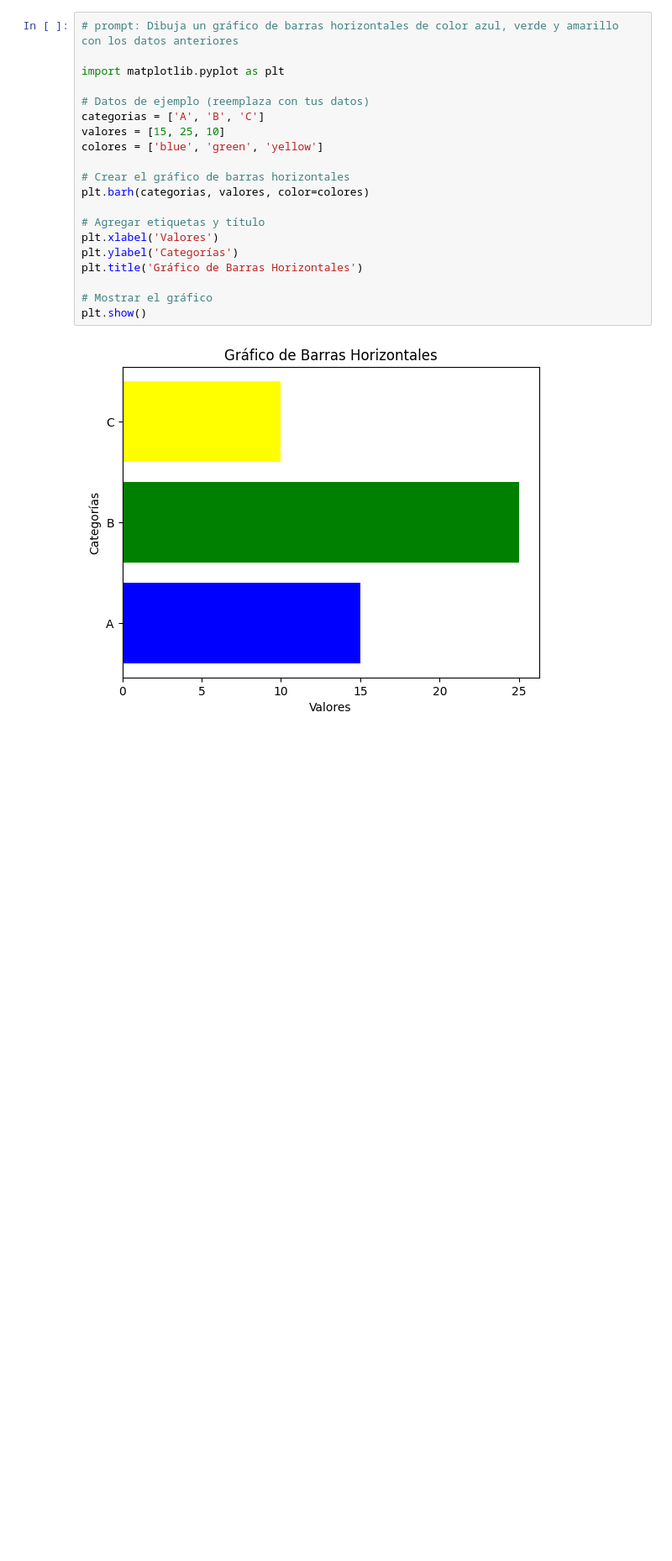
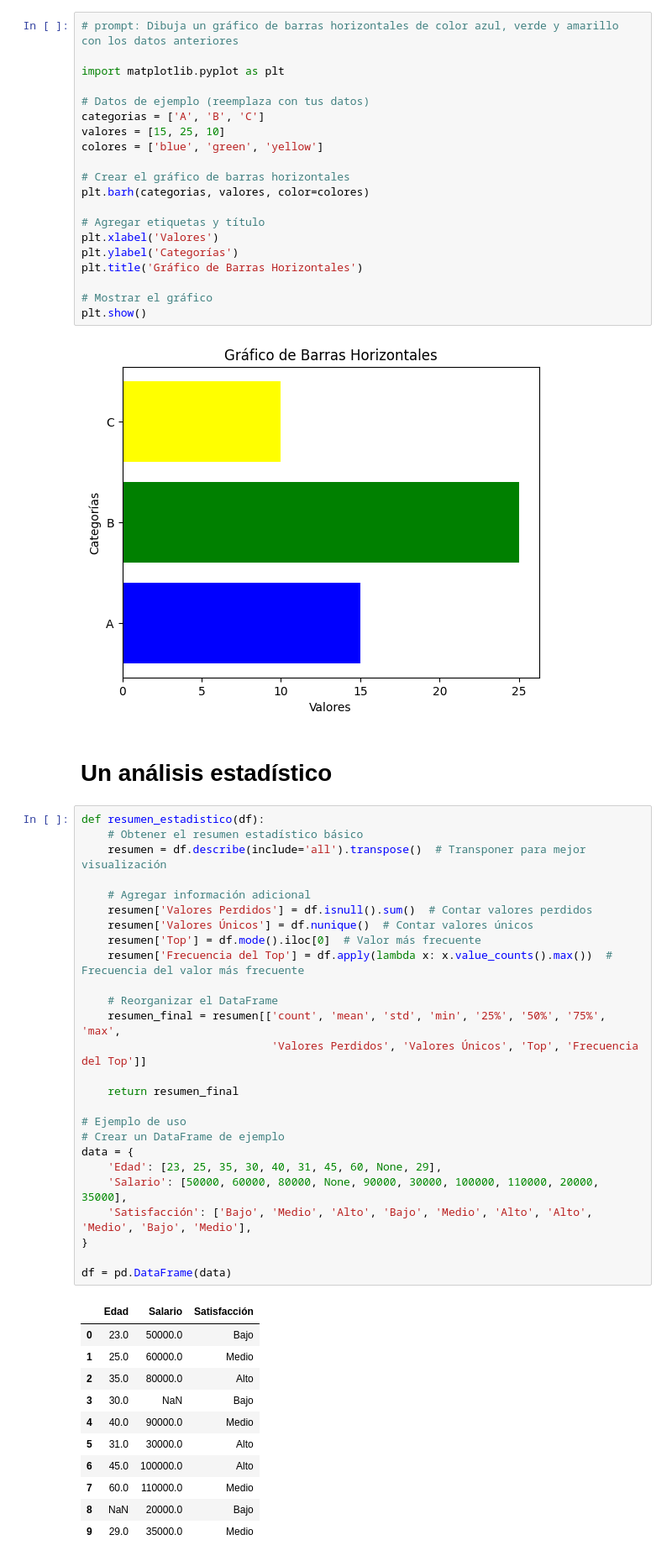
Before and after one commit to mlacasa/AnalisisSeries, a Jupyter notebook: AnálisisUnivariante(I).ipynb, the cells around one changed output. Shown at 84% size. Cells and saved outputs as stored; diff of their text form; blank space fills up the shorter version.

```diff
--- a/AnálisisUnivariante(I).ipynb
+++ b/AnálisisUnivariante(I).ipynb
@@ -336,3 +336,43 @@ plt.title('Gráfico de Barras Horizontales')
 plt.show()
 # %% [output]
 [figure]
+# %% [markdown]
+# Un análisis estadístico
+# %%
+def resumen_estadistico(df):
+    # Obtener el resumen estadístico básico
+    resumen = df.describe(include='all').transpose()  # Transponer para mejor visualización
+
+    # Agregar información adicional
+    resumen['Valores Perdidos'] = df.isnull().sum()  # Contar valores perdidos
+    resumen['Valores Únicos'] = df.nunique()  # Contar valores únicos
+    resumen['Top'] = df.mode().iloc[0]  # Valor más frecuente
+    resumen['Frecuencia del Top'] = df.apply(lambda x: x.value_counts().max())  # Frecuencia del valor más frecuente
+
+    # Reorganizar el DataFrame
+    resumen_final = resumen[['count', 'mean', 'std', 'min', '25%', '50%', '75%', 'max',
+                             'Valores Perdidos', 'Valores Únicos', 'Top', 'Frecuencia del Top']]
+
+    return resumen_final
+
+# Ejemplo de uso
+# Crear un DataFrame de ejemplo
+data = {
+    'Edad': [23, 25, 35, 30, 40, 31, 45, 60, None, 29],
+    'Salario': [50000, 60000, 80000, None, 90000, 30000, 100000, 110000, 20000, 35000],
+    'Satisfacción': ['Bajo', 'Medio', 'Alto', 'Bajo', 'Medio', 'Alto', 'Alto', 'Medio', 'Bajo', 'Medio'],
+}
+
+df = pd.DataFrame(data)
+# %% [output]
+|  | Edad | Salario | Satisfacción |
+| 0 | 23.0 | 50000.0 | Bajo |
+| 1 | 25.0 | 60000.0 | Medio |
+| 2 | 35.0 | 80000.0 | Alto |
+| 3 | 30.0 | NaN | Bajo |
+| 4 | 40.0 | 90000.0 | Medio |
+| 5 | 31.0 | 30000.0 | Alto |
+| 6 | 45.0 | 100000.0 | Alto |
+| 7 | 60.0 | 110000.0 | Medio |
+| 8 | NaN | 20000.0 | Bajo |
+| 9 | 29.0 | 35000.0 | Medio |
```
Also changed, not shown: parts of 2 cells of this notebook.
